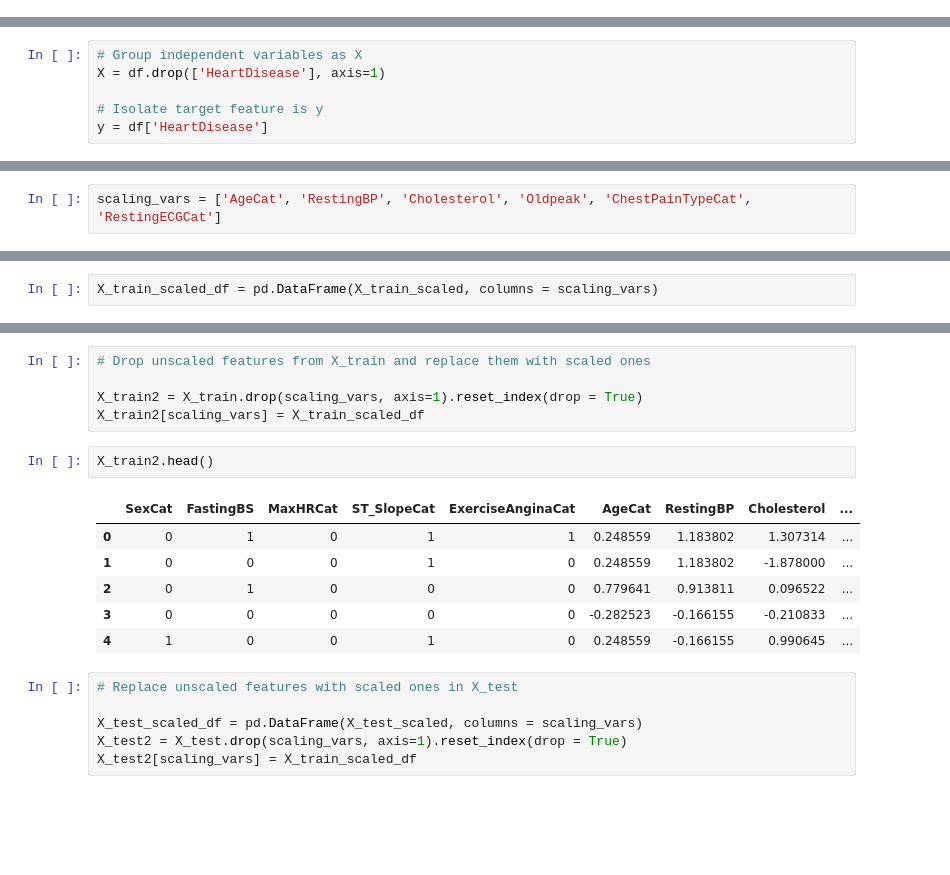
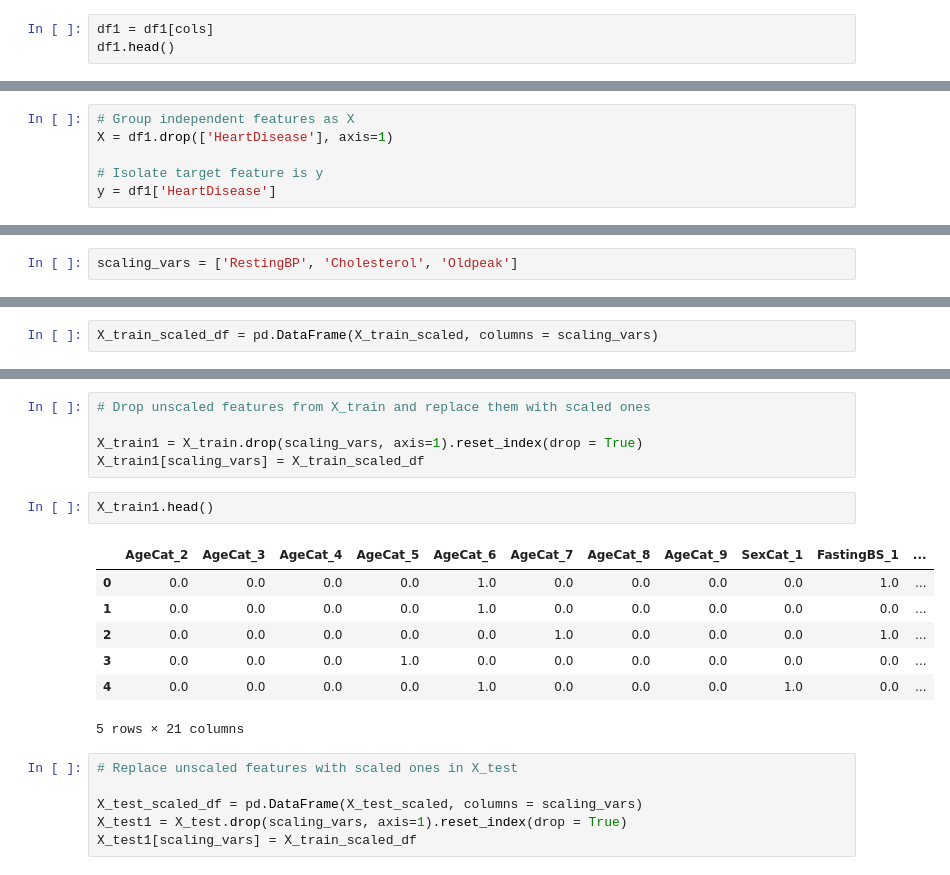
Before and after one commit to ninad22dixit/Heart_failure_prediction, a Jupyter notebook: 4.Data_preprocessing.ipynb, the cells around one changed output, grey strips where cells are left out. Drawn from its saved outputs; the diff is of its cells as text; blank space fills up the shorter version.

```diff
--- a/4.Data_preprocessing.ipynb
+++ b/4.Data_preprocessing.ipynb
@@ -39,0 +117,3 @@ df.describe()
+# %%
+df1 = df1[cols]
+df1.head()
@@ -42,11 +130,11 @@ df.describe()
 # %% [markdown]
 Before scaling the numerical features, it is important to split the data set into training and test sets. Scaling the entire data set before standardization may lead to test data leakage.
 # %%
-# Group independent variables as X
-X = df.drop(['HeartDisease'], axis=1)
+# Group independent features as X
+X = df1.drop(['HeartDisease'], axis=1)
 
 # Isolate target feature is y
-y = df['HeartDisease']
+y = df1['HeartDisease']
 # %%
 # Split the data 75% in training set and 25% in test set
 
@@ -64,4 +154,4 @@ Index(['AgeCat', 'SexCat', 'RestingBP', 'Cholesterol', 'FastingBS', 'Oldpeak',
       dtype='object')
 # %%
-scaling_vars = ['AgeCat', 'RestingBP', 'Cholesterol', 'Oldpeak', 'ChestPainTypeCat', 'RestingECGCat']
+scaling_vars = ['RestingBP', 'Cholesterol', 'Oldpeak']
 # %% [markdown]
@@ -84,23 +174,24 @@ X_train_scaled_df.head()
 # %%
 # Drop unscaled features from X_train and replace them with scaled ones
 
-X_train2 = X_train.drop(scaling_vars, axis=1).reset_index(drop = True)
-X_train2[scaling_vars] = X_train_scaled_df
+X_train1 = X_train.drop(scaling_vars, axis=1).reset_index(drop = True)
+X_train1[scaling_vars] = X_train_scaled_df
 # %%
-X_train2.head()
+X_train1.head()
 # %% [output]
-|  | SexCat | FastingBS | MaxHRCat | ST_SlopeCat | ExerciseAnginaCat | AgeCat | RestingBP | Cholesterol | ... |
-| 0 | 0 | 1 | 0 | 1 | 1 | 0.248559 | 1.183802 | 1.307314 | ... |
-| 1 | 0 | 0 | 0 | 1 | 0 | 0.248559 | 1.183802 | -1.878000 | ... |
-| 2 | 0 | 1 | 0 | 0 | 0 | 0.779641 | 0.913811 | 0.096522 | ... |
-| 3 | 0 | 0 | 0 | 0 | 0 | -0.282523 | -0.166155 | -0.210833 | ... |
-| 4 | 1 | 0 | 0 | 1 | 0 | 0.248559 | -0.166155 | 0.990645 | ... |
+|  | AgeCat_2 | AgeCat_3 | AgeCat_4 | AgeCat_5 | AgeCat_6 | AgeCat_7 | AgeCat_8 | AgeCat_9 | SexCat_1 | FastingBS_1 | ... |
+| 0 | 0.0 | 0.0 | 0.0 | 0.0 | 1.0 | 0.0 | 0.0 | 0.0 | 0.0 | 1.0 | ... |
+| 1 | 0.0 | 0.0 | 0.0 | 0.0 | 1.0 | 0.0 | 0.0 | 0.0 | 0.0 | 0.0 | ... |
+| 2 | 0.0 | 0.0 | 0.0 | 0.0 | 0.0 | 1.0 | 0.0 | 0.0 | 0.0 | 1.0 | ... |
+| 3 | 0.0 | 0.0 | 0.0 | 1.0 | 0.0 | 0.0 | 0.0 | 0.0 | 0.0 | 0.0 | ... |
+| 4 | 0.0 | 0.0 | 0.0 | 0.0 | 1.0 | 0.0 | 0.0 | 0.0 | 1.0 | 0.0 | ... |
+5 rows × 21 columns
 # %%
 # Replace unscaled features with scaled ones in X_test
 
 X_test_scaled_df = pd.DataFrame(X_test_scaled, columns = scaling_vars)
-X_test2 = X_test.drop(scaling_vars, axis=1).reset_index(drop = True)
-X_test2[scaling_vars] = X_train_scaled_df
+X_test1 = X_test.drop(scaling_vars, axis=1).reset_index(drop = True)
+X_test1[scaling_vars] = X_train_scaled_df
 # %%
 X_test.head()
 # %% [output]
```
Also changed, not shown: parts of 18 cells of this notebook.
